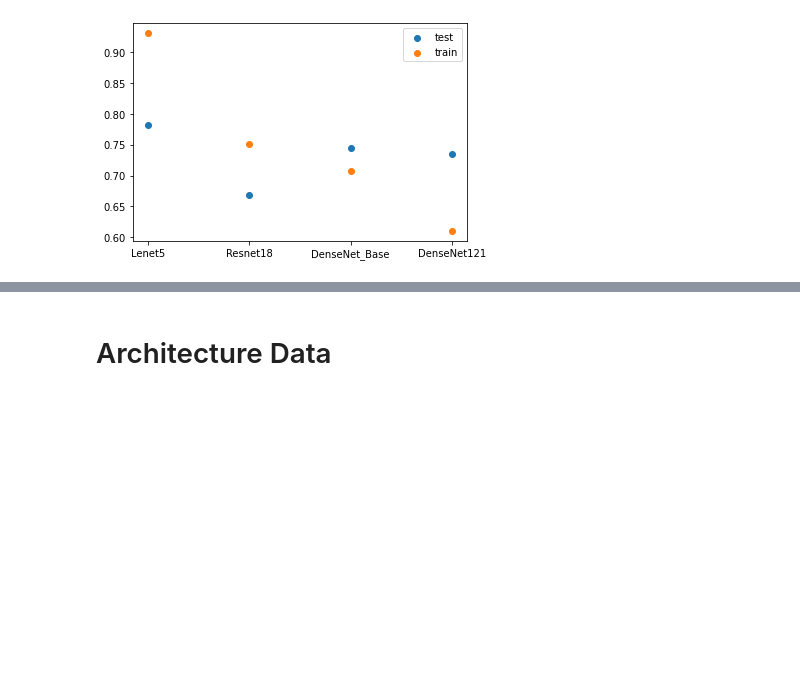
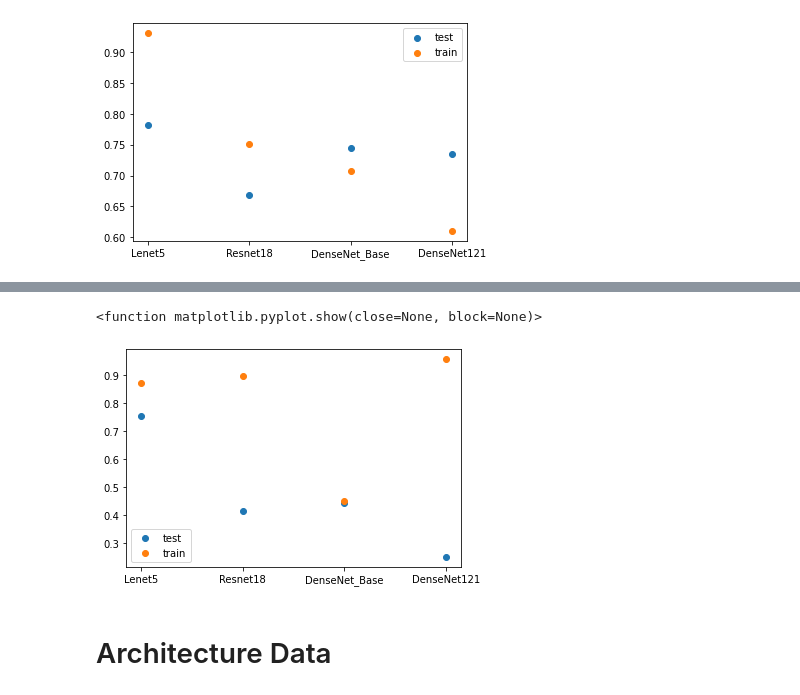
Before and after one commit to AntoineGr1/Memoire_code, a Jupyter notebook: Analyse_Architecture_v3.ipynb, the cells around one changed output, grey strips where cells are left out. Saved outputs shown, nothing was run; the diff lists cells and outputs as text; code cells hidden in the pictures; blank space fills up the shorter version.

Commit message:
resnet18

```diff
--- a/Analyse_Architecture_v3.ipynb
+++ b/Analyse_Architecture_v3.ipynb
@@ -80,0 +125,15 @@ plt.show
+# %%
+data_soa_diversitas = pd.DataFrame([Lenet5_cifar_div, resnet18_cifar_div, DenseNet_base_cifar_div, DenseNet121_cifar_div],
+                        index = [0,1,2,3],
+                        columns=['file_name',
+                                 'training_time(s)',
+                                 'test_result_loss',
+                                 'test_result_acc',
+                                 'train_result_acc',
+                                 'train_result_loss',
+                                 'nb_layers',
+                                 'epochs',
+                                 'type_archi']
+                       )
+# %%
+data_soa_diversitas["Diff"] = data_soa_diversitas['train_result_acc']-data_soa_diversitas['test_result_acc']
@@ -81,3 +148,12 @@ plt.show
+# %%
+plt.scatter(data_soa_diversitas['file_name'], data_soa_diversitas['test_result_acc'], label="test")
+plt.scatter(data_soa_diversitas['file_name'], data_soa_diversitas['train_result_acc'], label="train")
+
+plt.legend()
+plt.show
+# %% [output]
+<function matplotlib.pyplot.show(close=None, block=None)>
+[figure, added]
 # %% [markdown]
 # Architecture Data
 # %%
```
Also changed, not shown: parts of 24 cells of this notebook, 8 other files.
